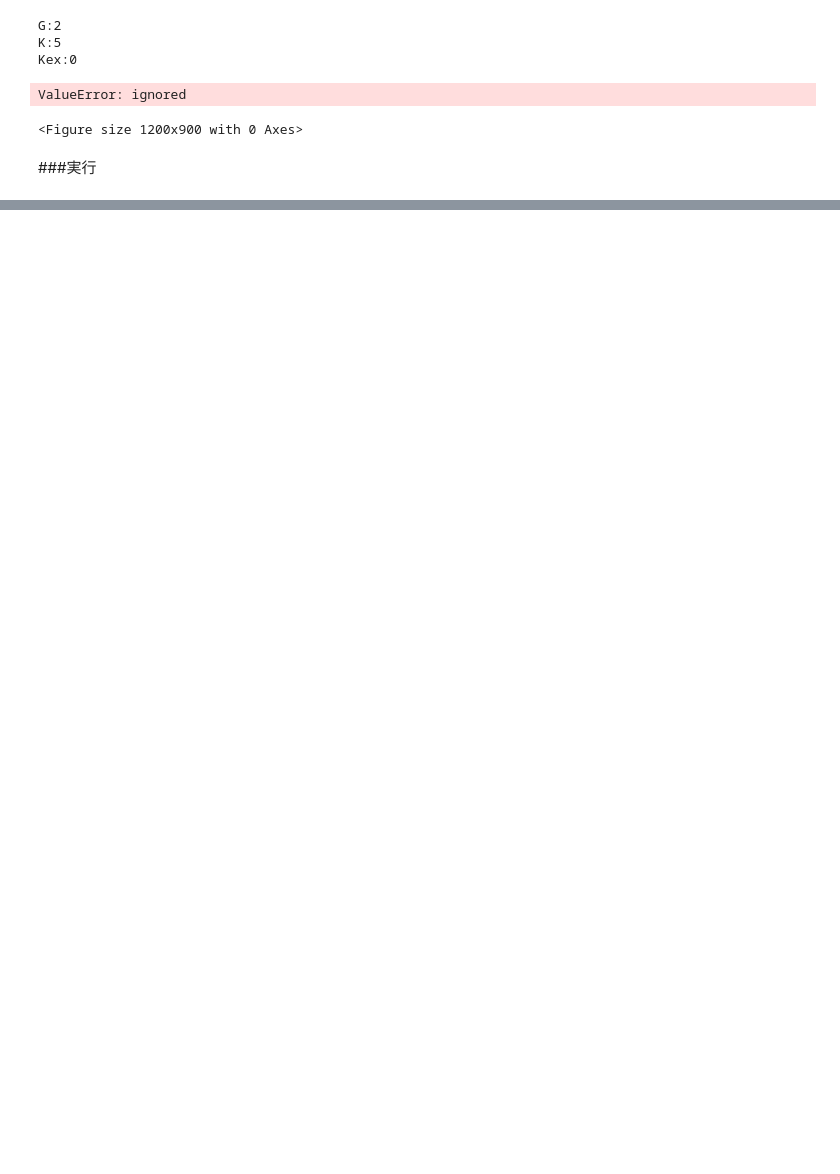
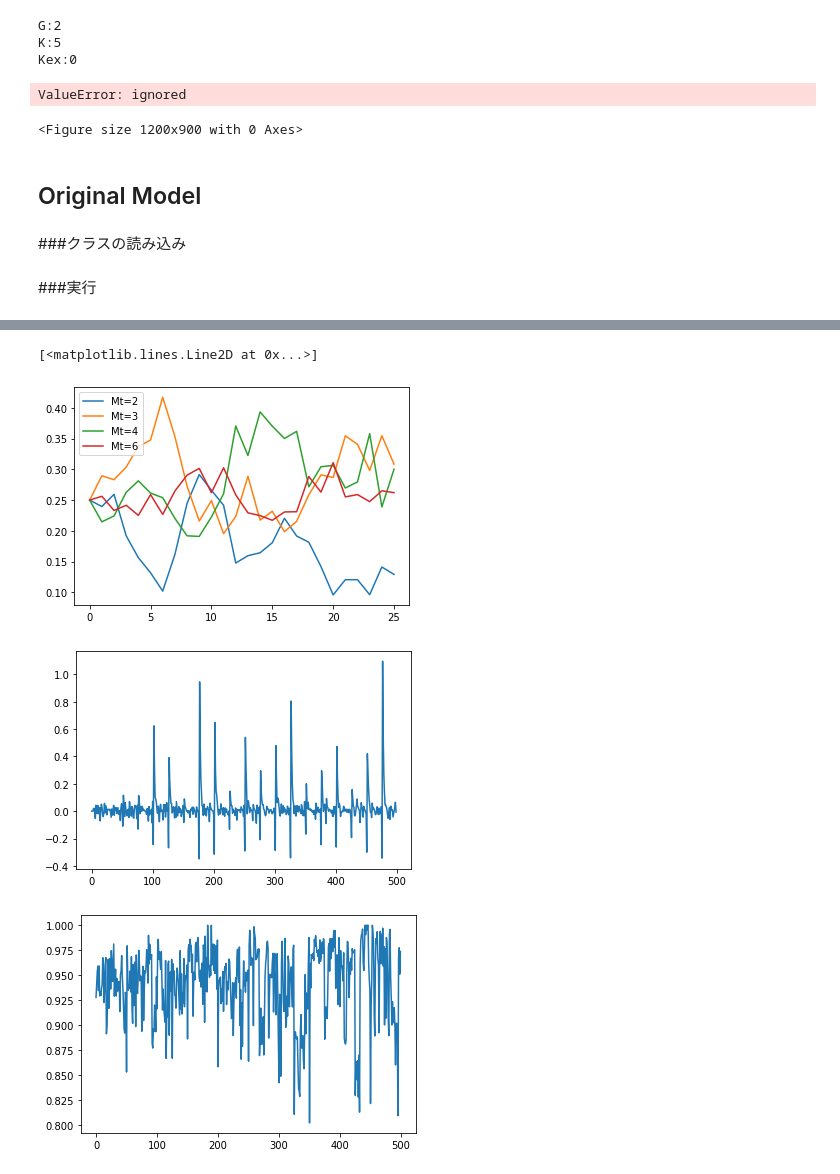
Before and after one commit to ryohei98/NK_model_Wall_2018, a Jupyter notebook: Graduation_Paper_final_ver.ipynb, the cells around one changed output, grey strips where cells are left out. Drawn from its saved outputs; the diff is of its cells as text; code cells hidden in the pictures; blank space fills up the shorter version.

```diff
--- a/Graduation_Paper_final_ver.ipynb
+++ b/Graduation_Paper_final_ver.ipynb
@@ -781,3 +791,7 @@ K:5
 Kex:0
 ValueError: ignored
 <Figure size 1200x900 with 0 Axes>
+# %% [markdown]
+## Original Model
+# %% [markdown]
+###クラスの読み込み
@@ -997,0 +1128,69 @@ print(file_name + '/NK_workshop/result_for_figure'+str(file_specific)+'.csv')
+# %%
+import matplotlib.pyplot as plt
+
+
+
+file_specific = '_t_100_ver_' #ファイルにつける特異的な名前
+file_name ='/content/drive/My Drive'
+N = 12  #要素数
+K = 2
+G = 4
+Mt = 3
+I = 1000  # 期数
+T = 500  #一期あたりの回数
+coord = 1
+
+NK_landscape = np.load(file_name + '/NK_workshop/NK_land_type_1' + '_D_' + str(G) + '_K_' + str(K) + '_i_' + str(I) + '.npy')
+
+
+var_set = Var_set(N, K, Mt, coord, sigma_head= 0.05, sigma_r=0.05)
+environment = Environment(12, NK_landscape)
+agent = Agent(var_set, environment)
+manager = Manager(var_set, agent)
+rec_Nu_t = []
+
+for i1 in range(int(I/50)):
+  for t1 in range(T):
+    agent.local_search()
+    if t1 % var_set.T_star == 0 :
+      manager.select_Mt()
+      rec_Nu_t.append(manager.Nu_t)
+      # print('select_Mt()されました')
+      # print('prob_feasibles:'+str(manager.prob_feasibles))
+  # print('rec_norm:' + str(agent.rec_norm))
+  print('time_step_t:' + str(t1))
+  print('rec_prob_feasibles:')
+  print(manager.rec_prob_feasibles)
+  environment.step()
+
+  if i1 == 0:
+    ave_prob_feasibles = manager.rec_prob_feasibles
+  else:
+    ave_prob_feasibles = ave_prob_feasibles + manager.rec_prob_feasibles
+  print('ave_prob_feasibles\n' + str(ave_prob_feasibles))
+
+  manager.reset()
+
+
+
+
+ave_prob_feasibles = ave_prob_feasibles / int(I/50)
+ave_prob_feasibles
+ave_prob_feasibles.plot()
+plt.legend()
+plt.figure()
+plt.plot(rec_Nu_t)
+rec_norm = agent.rec_norm
+sum = 0
+rec = []
+counter_1 = 0
+for t2 in rec_norm:
+  counter_1 += 1
+  sum += t2
+  if counter_1 % 20 == 0:
+    rec.append(sum / 20)
+    sum = 0
+
+plt.figure()
+plt.plot(rec)
+# %% [output]
@@ -997,0 +1214,4 @@ print(file_name + '/NK_workshop/result_for_figure'+str(file_specific)+'.csv')
+[<matplotlib.lines.Line2D at 0x...>]
+[figure, added]
+[figure, added]
+[figure, added]
```
Also changed, not shown: parts of 9 cells of this notebook.
